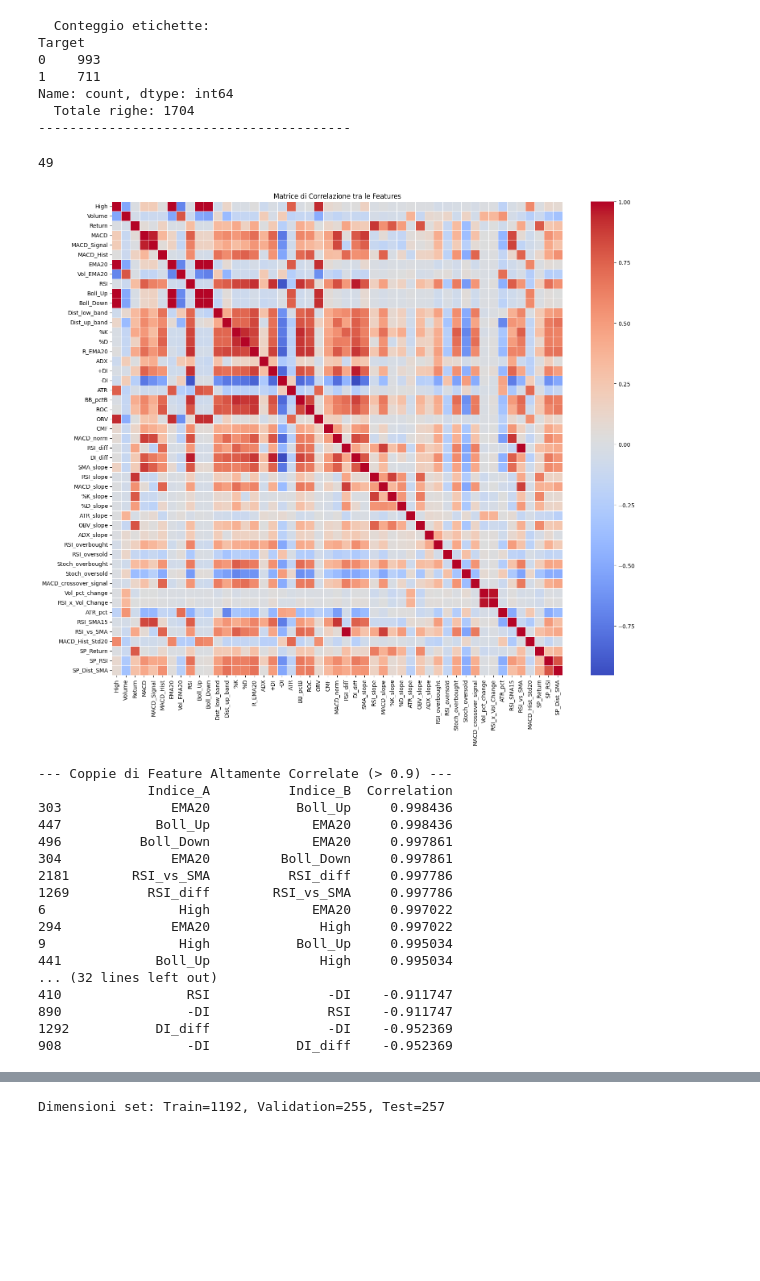
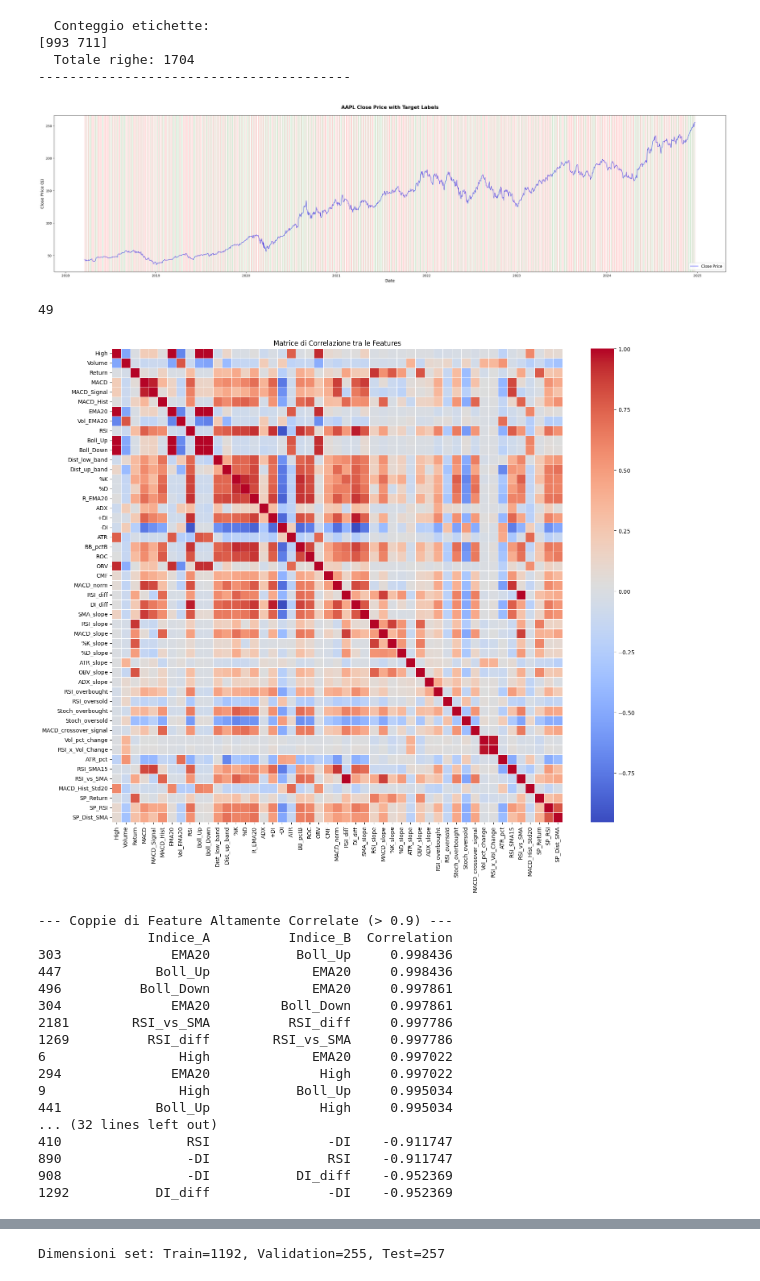
Before and after one commit to UniAlessioM/MarGui-Project, a Jupyter notebook: ImprovedPipeline.ipynb, the cells around one changed output, grey strips where cells are left out. Cells and saved outputs as stored; diff of their text form; code cells hidden in the pictures; blank space fills up the shorter version.

```diff
--- a/ImprovedPipeline.ipynb
+++ b/ImprovedPipeline.ipynb
@@ -68,39 +68,61 @@ def calculate_target(df, window=5, profit_take_pct=2.0, stop_loss_pct=1.0):
                 break  # Esci dal ciclo interno, abbiamo un vincitore!
 
             # 2. Controlla se la barriera di stop-loss è stata raggiunta
             if future_low <= lower_barrier:
                 target_label = 0
                 break  # Esci dal ciclo interno, abbiamo un perdente!
 
         # Se il ciclo finisce senza un 'break', l'etichetta rimane il default (0)
         targets.append(target_label)
 
     return pd.Series(targets, index=df.index)
 
 
 # --- Come usarla nel tuo codice (sostituisci la parte di calcolo del target) ---
 
 # Applica la nuova funzione
 # Puoi facilmente sperimentare con diverse soglie e finestre
 
 
-df['Target'] = calculate_target(df, window=5, profit_take_pct=2.0, stop_loss_pct=1.0)
+df['Target'] = calculate_target(df, window=5, profit_take_pct=2, stop_loss_pct=1.0)
 df = df.dropna(subset=["Target"])
 df['Target'] = df['Target'].astype(int) # Converte in intero
 
 tag_counts = df["Target"].value_counts()
 print(f"  Conteggio etichette:")
-print(tag_counts)
+print(tag_counts.values)
 print(f"  Totale righe: {len(df)}")
 print("-" * 40)
+
+
+# Plot close prices
+plt.figure(figsize=(30, 8))
+plt.plot(df.index, df['Close'], label='Close Price', color='blue', alpha=0.6, linewidth=1.5)
+
+# Plot vertical lines for each day
+for idx in df.index:
+    if df.loc[idx, 'Target'] == 1:
+        plt.axvline(x=idx, color='green', alpha=0.15, linewidth=0.8, linestyle='-')
+    else:
+        plt.axvline(x=idx, color='red', alpha=0.15, linewidth=0.8, linestyle='-')
+
+# Add markers on top
+#plt.scatter(ones.index, ones['Close'], marker='^', color='green', s=60, label='No Drop (1)', alpha=0.8, edgecolors='darkgreen', linewidths=1.5, zorder=5)
+#plt.scatter(zeros.index, zeros['Close'], marker='v', color='red', s=60, label='Drop >= 1% (0)', alpha=0.8, edgecolors='darkred', linewidths=1.5, zorder=5)
+
+plt.xlabel('Date', fontsize=13)
+plt.ylabel('Close Price ($)', fontsize=13)
+plt.title(f'{ticker} Close Price with Target Labels',
+          fontsize=15, fontweight='bold', pad=20)
+plt.legend(fontsize=12, loc='best')
+plt.tight_layout()
+plt.show()
 # %% [output]
   Conteggio etichette:
-Target
-0    993
-1    711
-Name: count, dtype: int64
+[993 711]
   Totale righe: 1704
 ----------------------------------------
+[figure, added]
 # %%
 features = ["High","Volume","Return","MACD","MACD_Signal",
             "MACD_Hist","EMA20","Vol_EMA20",
@@ -159,8 +181,8 @@ print(high_corr_pairs.sort_values(by="Correlation", ascending=False))
 ... (32 lines left out)
 410                RSI               -DI    -0.911747
 890                -DI               RSI    -0.911747
+908                -DI           DI_diff    -0.952369
 1292           DI_diff               -DI    -0.952369
-908                -DI           DI_diff    -0.952369
 # %%
 from sklearn.feature_selection import mutual_info_classif
 
```
Also changed, not shown: parts of 9 cells of this notebook, 3 other files.
